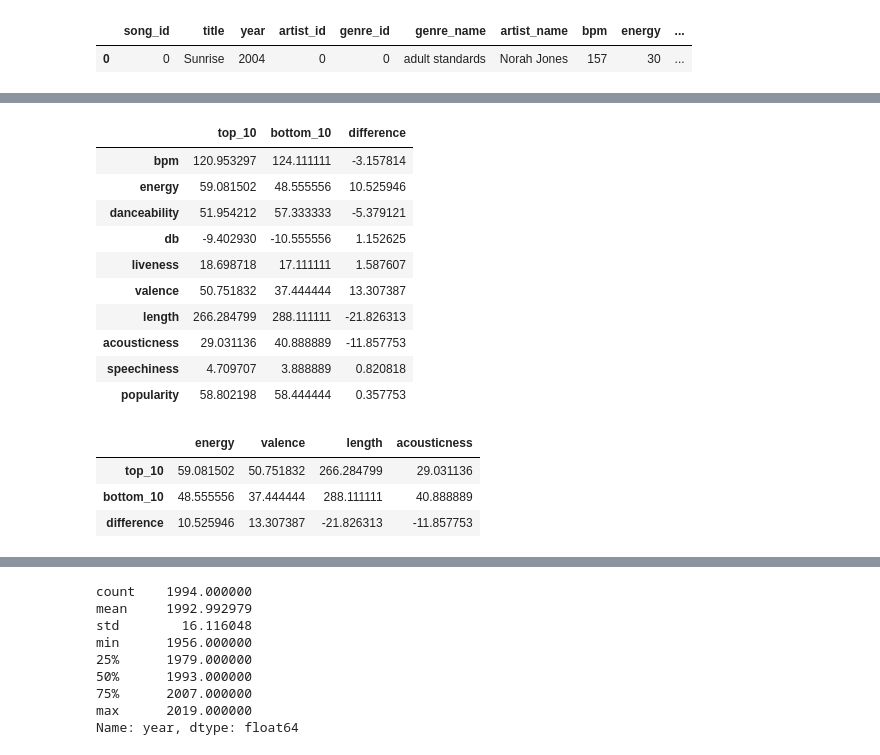
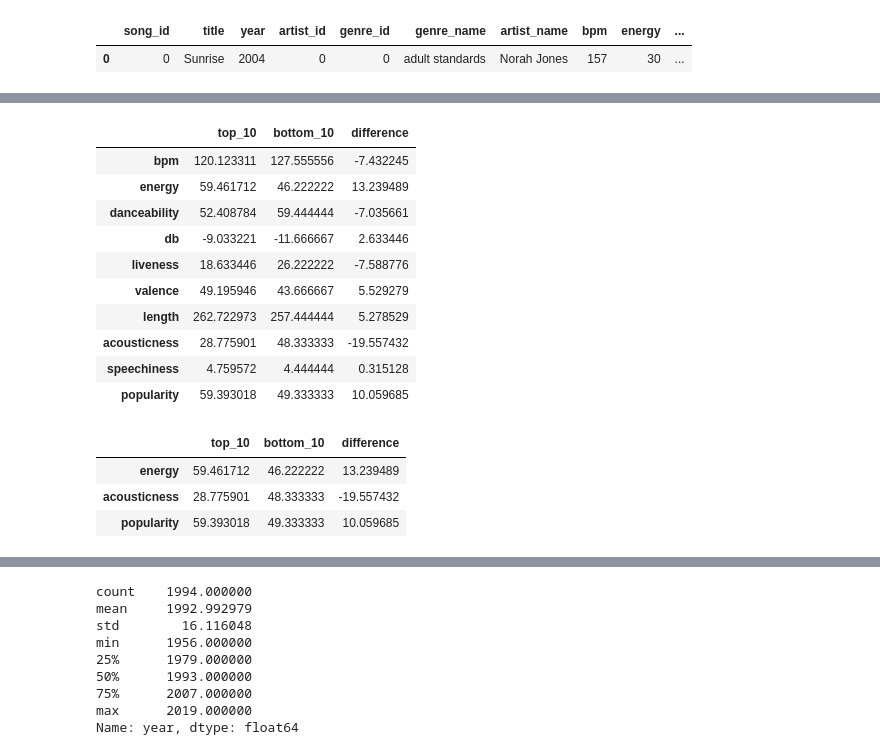
Before and after one commit to mcslender97/data_ans_team_project, a Jupyter notebook: Spotify_VIsualization_MM.ipynb, the cells around one changed output, grey strips where cells are left out. Saved outputs shown, nothing was run; the diff lists cells and outputs as text; code cells hidden in the pictures.

```diff
--- a/Spotify_VIsualization_MM.ipynb
+++ b/Spotify_VIsualization_MM.ipynb
@@ -21,14 +32,14 @@ for directory,_,filenames in os.walk('./data'):
 # %%
-cnx = sqlite3.connect('./data/data.db')
+cnx = sqlite3.connect('./data.db')
 
-df_songs = pd.read_sql_query("SELECT * FROM songs", cnx)
+# df_songs = pd.read_sql_query("SELECT * FROM songs", cnx)
+df_songs = pd.read_csv('df_songs2.csv')
 # %%
 df_artists = pd.read_sql_query("SELECT * FROM artist", cnx)
 # %%
-df_genre = pd.read_sql_query("SELECT * FROM genres", cnx)
+df_genre = pd.read_csv('df_genres2.csv')
 # %%
 df_char = pd.read_sql_query("SELECT * FROM characteristics", cnx)
-df_char['length'] = df_char.length.apply(lambda x : int(x.replace(',','')))
 df_char.info()
 # %% [output]
 <class 'pandas.core.frame.DataFrame'>
@@ -270,25 +216,24 @@ df_mean['difference'] = df_mean['top_10'] - df_mean['bottom_10']
 df_mean
 # %% [output]
 |  | top_10 | bottom_10 | difference |
-| bpm | 120.953297 | 124.111111 | -3.157814 |
-| energy | 59.081502 | 48.555556 | 10.525946 |
-| danceability | 51.954212 | 57.333333 | -5.379121 |
-| db | -9.402930 | -10.555556 | 1.152625 |
-| liveness | 18.698718 | 17.111111 | 1.587607 |
-| valence | 50.751832 | 37.444444 | 13.307387 |
-| length | 266.284799 | 288.111111 | -21.826313 |
-| acousticness | 29.031136 | 40.888889 | -11.857753 |
-| speechiness | 4.709707 | 3.888889 | 0.820818 |
-| popularity | 58.802198 | 58.444444 | 0.357753 |
+| bpm | 120.123311 | 127.555556 | -7.432245 |
+| energy | 59.461712 | 46.222222 | 13.239489 |
+| danceability | 52.408784 | 59.444444 | -7.035661 |
+| db | -9.033221 | -11.666667 | 2.633446 |
+| liveness | 18.633446 | 26.222222 | -7.588776 |
+| valence | 49.195946 | 43.666667 | 5.529279 |
+| length | 262.722973 | 257.444444 | 5.278529 |
+| acousticness | 28.775901 | 48.333333 | -19.557432 |
+| speechiness | 4.759572 | 4.444444 | 0.315128 |
+| popularity | 59.393018 | 49.333333 | 10.059685 |
 # %%
 df_diff_info = df_mean[abs(df_mean['difference']) >10]
-df_diff_info = df2
 df_diff_info
 # %% [output]
-|  | energy | valence | length | acousticness |
-| top_10 | 59.081502 | 50.751832 | 266.284799 | 29.031136 |
-| bottom_10 | 48.555556 | 37.444444 | 288.111111 | 40.888889 |
-| difference | 10.525946 | 13.307387 | -21.826313 | -11.857753 |
+|  | top_10 | bottom_10 | difference |
+| energy | 59.461712 | 46.222222 | 13.239489 |
+| acousticness | 28.775901 | 48.333333 | -19.557432 |
+| popularity | 59.393018 | 49.333333 | 10.059685 |
 # %%
 cols = list(df_diff_info.columns)
 cols.append('genre_name')
```
Also changed, not shown: parts of 42 cells of this notebook, 4 other files.
